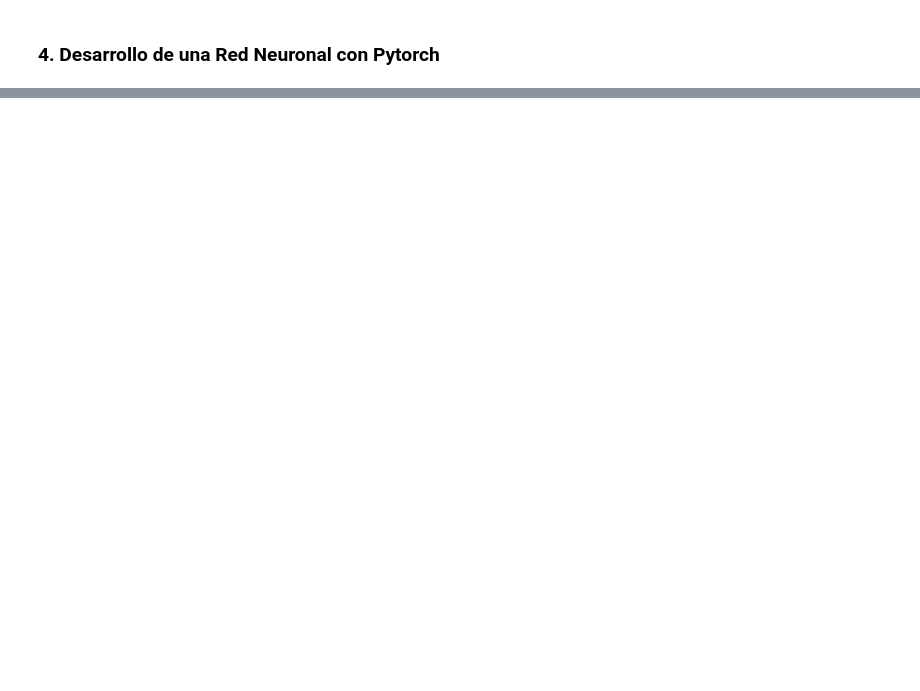
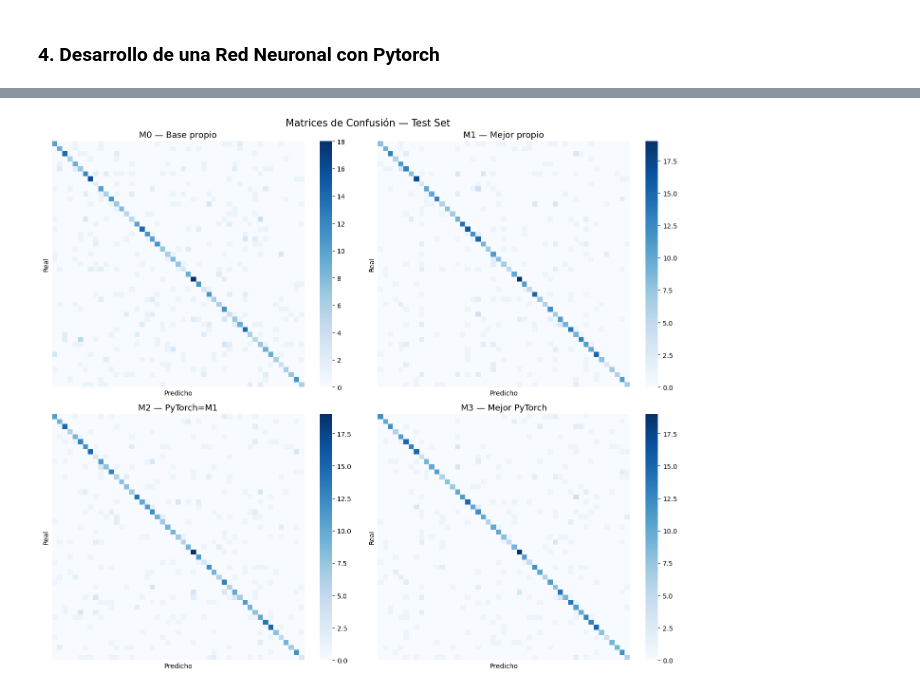
Before and after one commit to sofiyabo/Handwritten_Character_Classification_With_Neural_Networks, a Jupyter notebook: notebooks/Entrega_TP3.ipynb, the cells around one changed output, grey strips where cells are left out. Drawn from its saved outputs; the diff is of its cells as text; code cells hidden in the pictures; blank space fills up the shorter version.

```diff
--- a/notebooks/Entrega_TP3.ipynb
+++ b/notebooks/Entrega_TP3.ipynb
@@ -381,0 +429,25 @@ display(df_comp)
+# %%
+# Matrices de confusión
+cm_m0 = mtr.confusion_matrix(m0, Xtest, Ytest)
+cm_m1 = mtr.confusion_matrix(m1, Xtest, Ytest)
+cm_m2 = mtr.confusion_matrix_from_preds(r_m2["true"], r_m2["pred"])
+cm_m3 = mtr.confusion_matrix_from_preds(r_m3["true"], r_m3["pred"])
+
+fig, axes = plt.subplots(2, 2, figsize=(14, 12))
+for ax, (nombre, cm) in zip(axes.flatten(), [
+    ("M0 — Base propio",    cm_m0),
+    ("M1 — Mejor propio",   cm_m1),
+    ("M2 — PyTorch=M1",     cm_m2),
+    ("M3 — Mejor PyTorch",  cm_m3),
+]):
+    sns.heatmap(cm, ax=ax, cmap="Blues", cbar=True,
+                xticklabels=False, yticklabels=False)
+    ax.set_title(nombre, fontsize=13)
+    ax.set_xlabel("Predicho")
+    ax.set_ylabel("Real")
+
+plt.suptitle("Matrices de Confusión — Test Set", fontsize=15)
+plt.tight_layout()
+plt.show()
+# %% [output]
+[figure, added]
```
Also changed, not shown: parts of 28 cells of this notebook, 4 other files.
